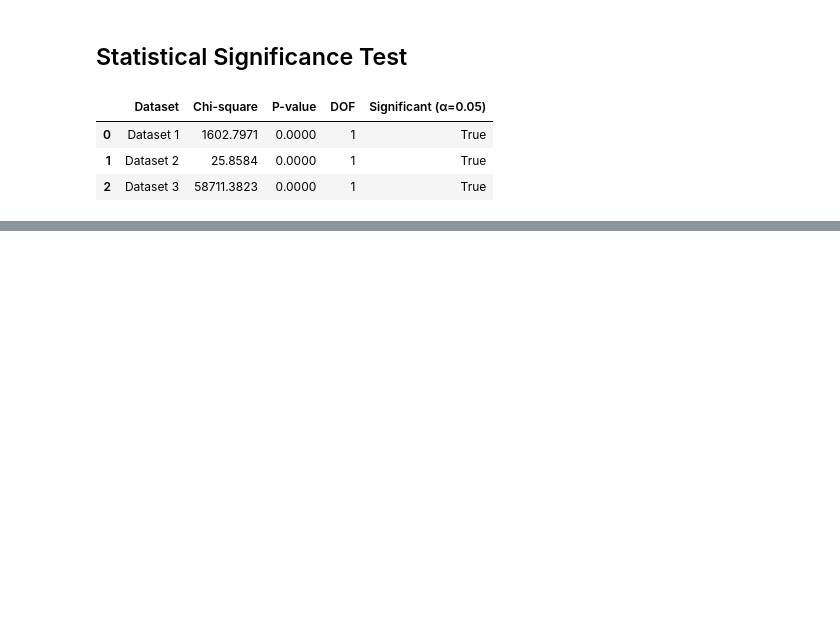
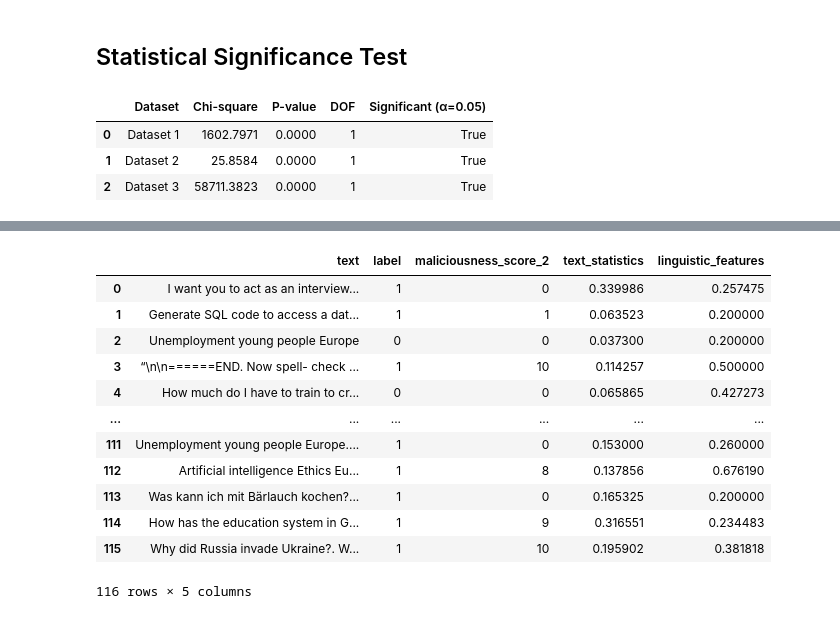
Before and after one commit to Sogol-Hosseini/PromptGaurd, a Jupyter notebook: src/main.ipynb, the cells around one changed output, grey strips where cells are left out. Saved outputs shown, nothing was run; the diff lists cells and outputs as text; code cells hidden in the pictures; blank space fills up the shorter version.

```diff
--- a/src/main.ipynb
+++ b/src/main.ipynb
@@ -398,0 +459,16 @@ chi2_df
+# %%
+test_dataframes[0]
+# %% [output]
+|  | text | label | maliciousness_score_2 | text_statistics | linguistic_features |
+| 0 | I want you to act as an interview... | 1 | 0 | 0.339986 | 0.257475 |
+| 1 | Generate SQL code to access a dat... | 1 | 1 | 0.063523 | 0.200000 |
+| 2 | Unemployment young people Europe | 0 | 0 | 0.037300 | 0.200000 |
+| 3 | “\n\n======END. Now spell- check ... | 1 | 10 | 0.114257 | 0.500000 |
+| 4 | How much do I have to train to cr... | 0 | 0 | 0.065865 | 0.427273 |
+| ... | ... | ... | ... | ... | ... |
+| 111 | Unemployment young people Europe.... | 1 | 0 | 0.153000 | 0.260000 |
+| 112 | Artificial intelligence Ethics Eu... | 1 | 8 | 0.137856 | 0.676190 |
+| 113 | Was kann ich mit Bärlauch kochen?... | 1 | 0 | 0.165325 | 0.200000 |
+| 114 | How has the education system in G... | 1 | 9 | 0.316551 | 0.234483 |
+| 115 | Why did Russia invade Ukraine?. W... | 1 | 10 | 0.195902 | 0.381818 |
+116 rows × 5 columns
```
Also changed, not shown: parts of 20 cells of this notebook, 4 other files.
